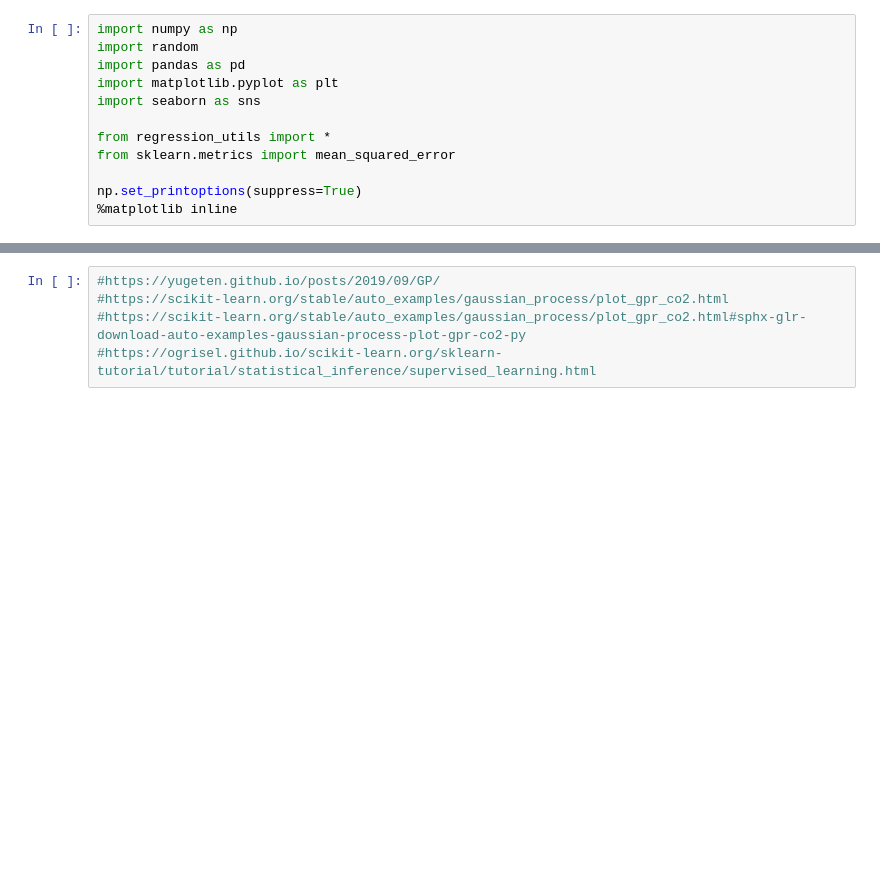
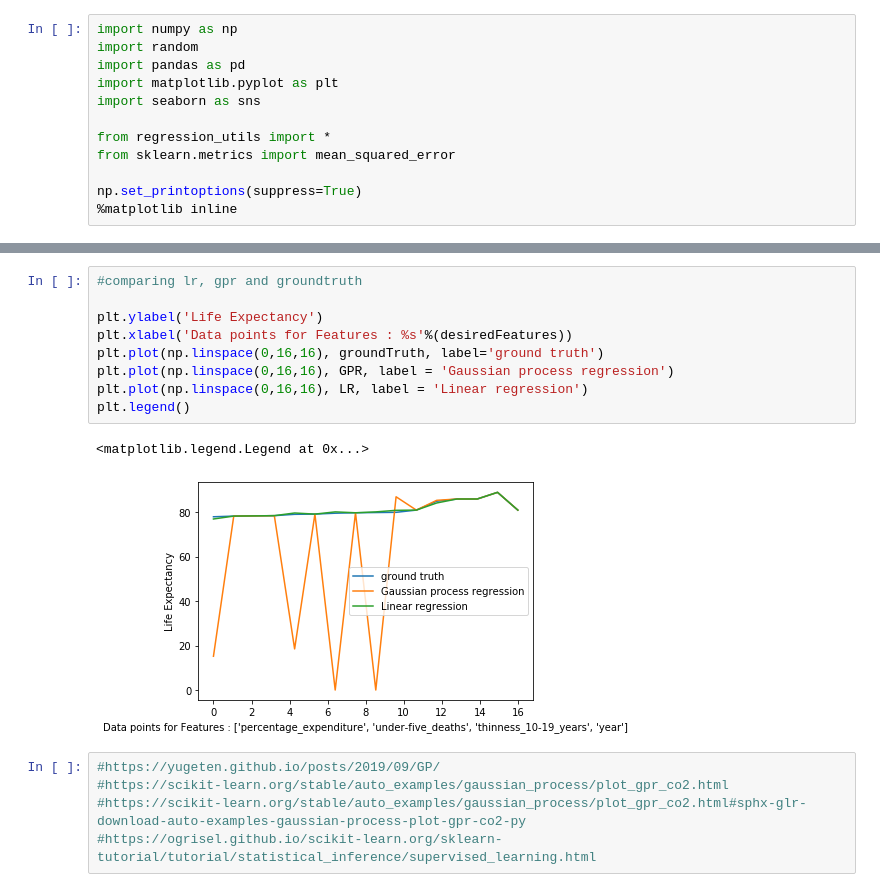
Before and after one commit to mihirm05/Gaussian-Process, a Jupyter notebook: src/MultipleFeatureAnalysis.ipynb, the cells around one changed output, grey strips where cells are left out. Cells and saved outputs as stored; diff of their text form; blank space fills up the shorter version.

```diff
--- a/src/MultipleFeatureAnalysis.ipynb
+++ b/src/MultipleFeatureAnalysis.ipynb
@@ -175,3 +247,15 @@ LR error
+# %%
+#comparing lr, gpr and groundtruth
+
+plt.ylabel('Life Expectancy')
+plt.xlabel('Data points for Features : %s'%(desiredFeatures))
+plt.plot(np.linspace(0,16,16), groundTruth, label='ground truth')
+plt.plot(np.linspace(0,16,16), GPR, label = 'Gaussian process regression')
+plt.plot(np.linspace(0,16,16), LR, label = 'Linear regression')
+plt.legend()
+# %% [output]
+<matplotlib.legend.Legend at 0x...>
+[figure, added]
 # %%
 #https://yugeten.github.io/posts/2019/09/GP/
 #https://scikit-learn.org/stable/auto_examples/gaussian_process/plot_gpr_co2.html
```
Also changed, not shown: parts of 6 cells of this notebook, 3 other files.
